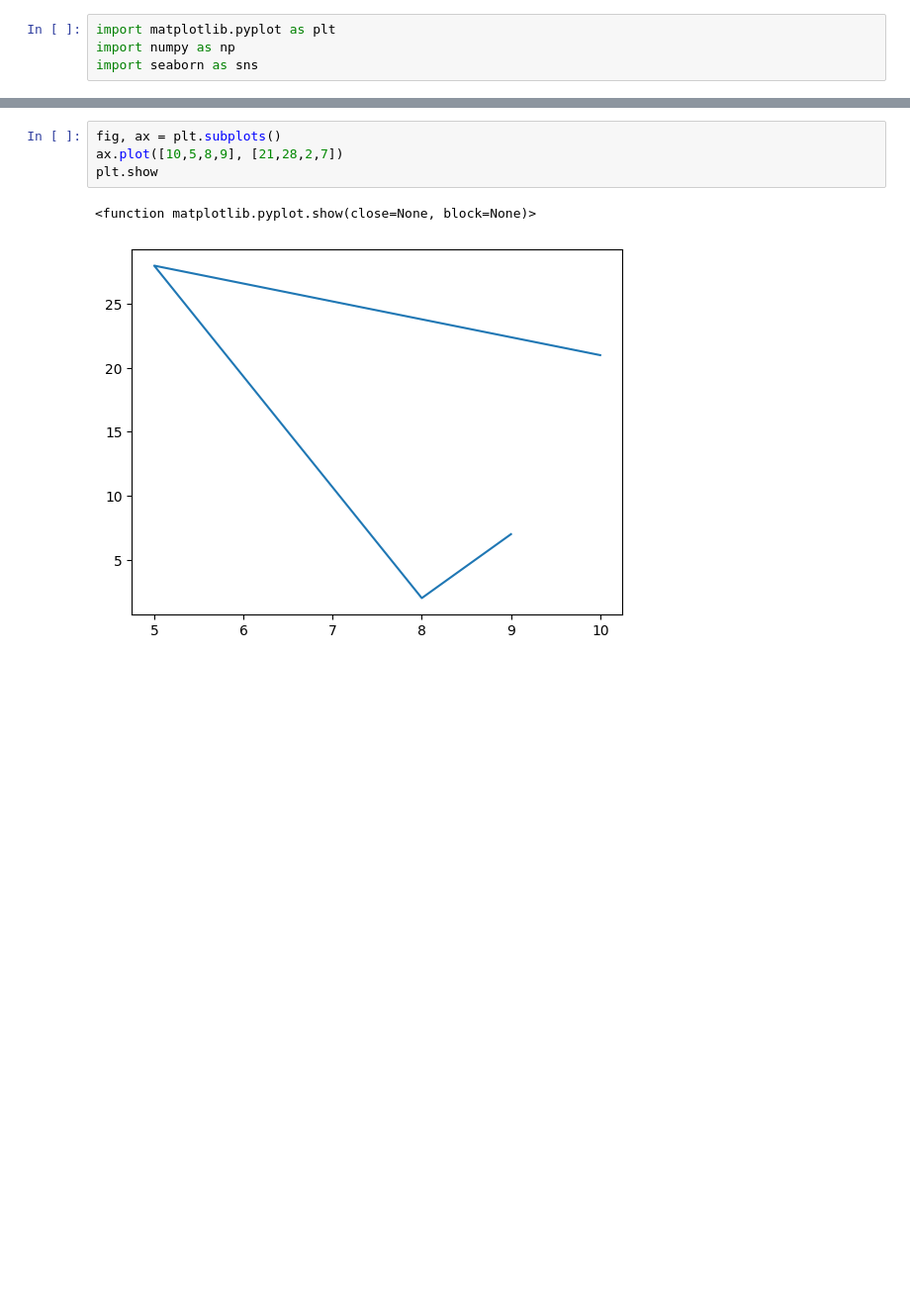
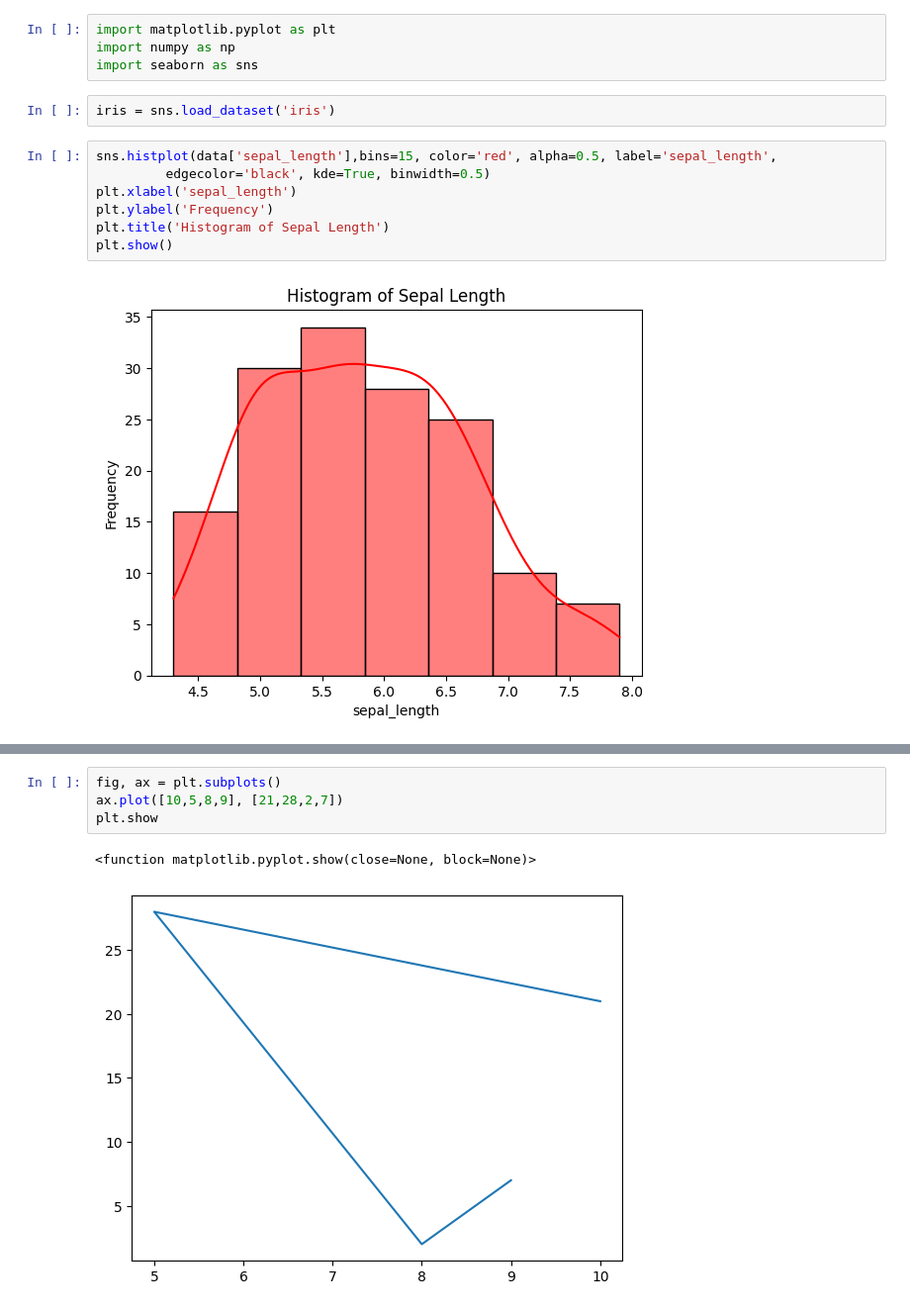
Before and after one commit to b3rian/Data_Science, a Jupyter notebook: matplotlib tutorial.ipynb, the cells around one changed output, grey strips where cells are left out. Shown: that part at 99% size. Drawn from its saved outputs; the diff is of its cells as text; blank space fills up the shorter version.

```diff
--- a/matplotlib tutorial.ipynb
+++ b/matplotlib tutorial.ipynb
@@ -2,3 +2,14 @@
 import matplotlib.pyplot as plt
 import numpy as np
 import seaborn as sns
+# %%
+iris = sns.load_dataset('iris')
+# %%
+sns.histplot(data['sepal_length'],bins=15, color='red', alpha=0.5, label='sepal_length',
+         edgecolor='black', kde=True, binwidth=0.5)
+plt.xlabel('sepal_length')
+plt.ylabel('Frequency')
+plt.title('Histogram of Sepal Length')
+plt.show()
+# %% [output]
+[figure, added]
```
Also changed, not shown: parts of 1 cell of this notebook.
